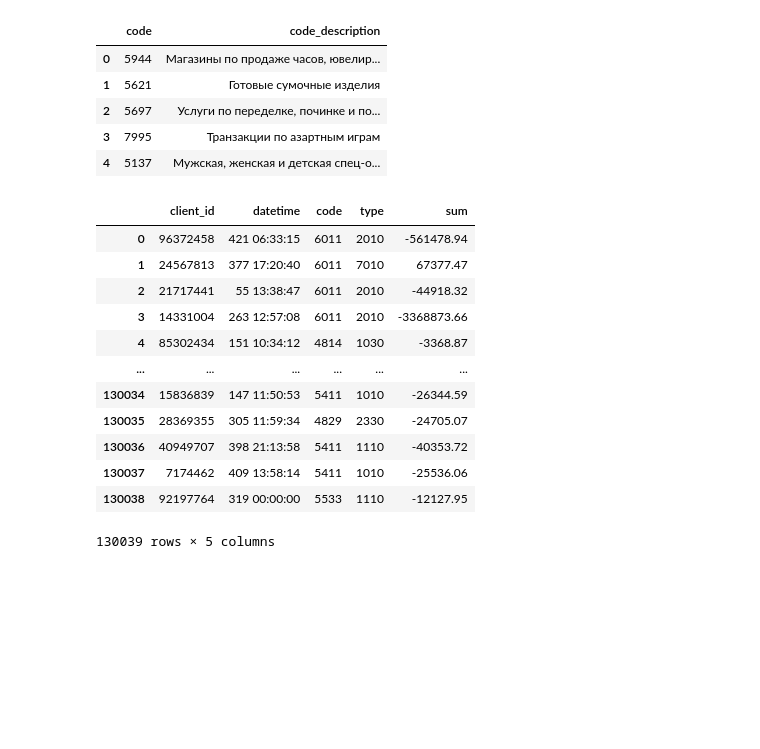
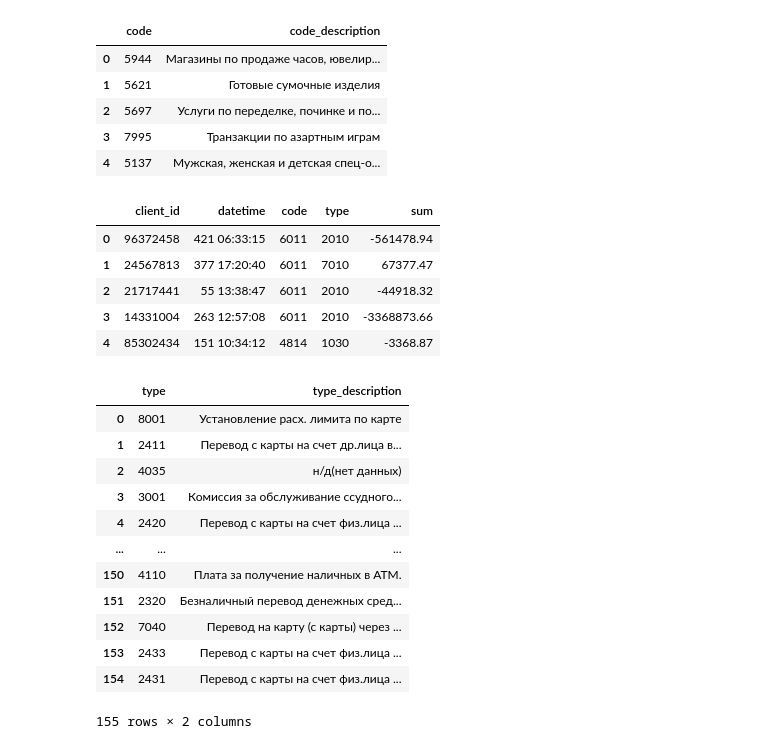
Before and after one commit to meyram345/gender_prediction, a Jupyter notebook: main.ipynb, the cells around one changed output. Saved outputs shown, nothing was run; the diff lists cells and outputs as text; code cells hidden in the pictures; blank space fills up the shorter version.

```diff
--- a/main.ipynb
+++ b/main.ipynb
@@ -27,18 +48,11 @@ code_df.head()
 | 3 | 7995 | Транзакции по азартным играм |
 | 4 | 5137 | Мужская, женская и детская спец-о... |
 # %%
-transactions_df
+transactions_df.head()
 # %% [output]
 |  | client_id | datetime | code | type | sum |
 | 0 | 96372458 | 421 06:33:15 | 6011 | 2010 | -561478.94 |
 | 1 | 24567813 | 377 17:20:40 | 6011 | 7010 | 67377.47 |
 | 2 | 21717441 | 55 13:38:47 | 6011 | 2010 | -44918.32 |
 | 3 | 14331004 | 263 12:57:08 | 6011 | 2010 | -3368873.66 |
 | 4 | 85302434 | 151 10:34:12 | 4814 | 1030 | -3368.87 |
-| ... | ... | ... | ... | ... | ... |
-| 130034 | 15836839 | 147 11:50:53 | 5411 | 1010 | -26344.59 |
-| 130035 | 28369355 | 305 11:59:34 | 4829 | 2330 | -24705.07 |
-| 130036 | 40949707 | 398 21:13:58 | 5411 | 1110 | -40353.72 |
-| 130037 | 7174462 | 409 13:58:14 | 5411 | 1010 | -25536.06 |
-| 130038 | 92197764 | 319 00:00:00 | 5533 | 1110 | -12127.95 |
-130039 rows × 5 columns
@@ -47,0 +59,16 @@ X_test=transactions_df[transactions_df.client_id.isin(test_df.client_id)]
+# %%
+types_df
+# %% [output]
+|  | type | type_description |
+| 0 | 8001 | Установление расх. лимита по карте |
+| 1 | 2411 | Перевод с карты на счет др.лица в... |
+| 2 | 4035 | н/д(нет данных) |
+| 3 | 3001 | Комиссия за обслуживание ссудного... |
+| 4 | 2420 | Перевод с карты на счет физ.лица ... |
+| ... | ... | ... |
+| 150 | 4110 | Плата за получение наличных в АТМ. |
+| 151 | 2320 | Безналичный перевод денежных сред... |
+| 152 | 7040 | Перевод на карту (с карты) через ... |
+| 153 | 2433 | Перевод с карты на счет физ.лица ... |
+| 154 | 2431 | Перевод с карты на счет физ.лица ... |
+155 rows × 2 columns
```
Also changed, not shown: parts of 55 cells of this notebook, 2 other files.
